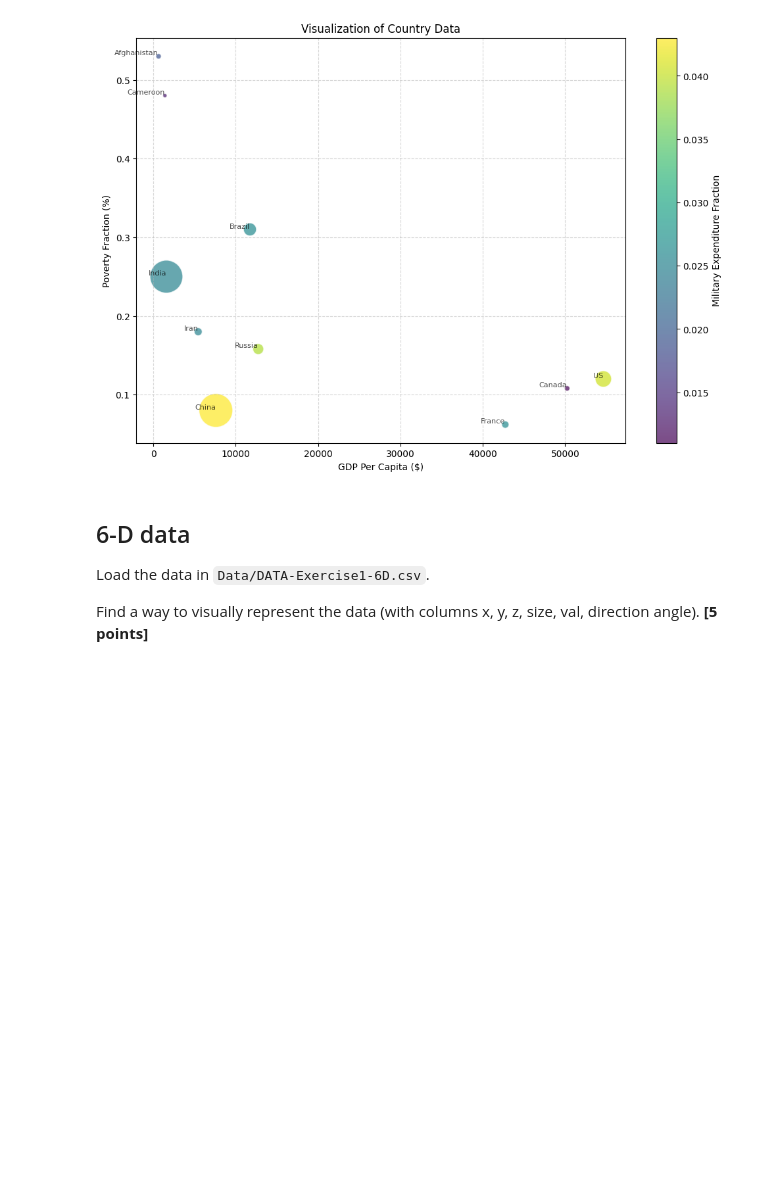
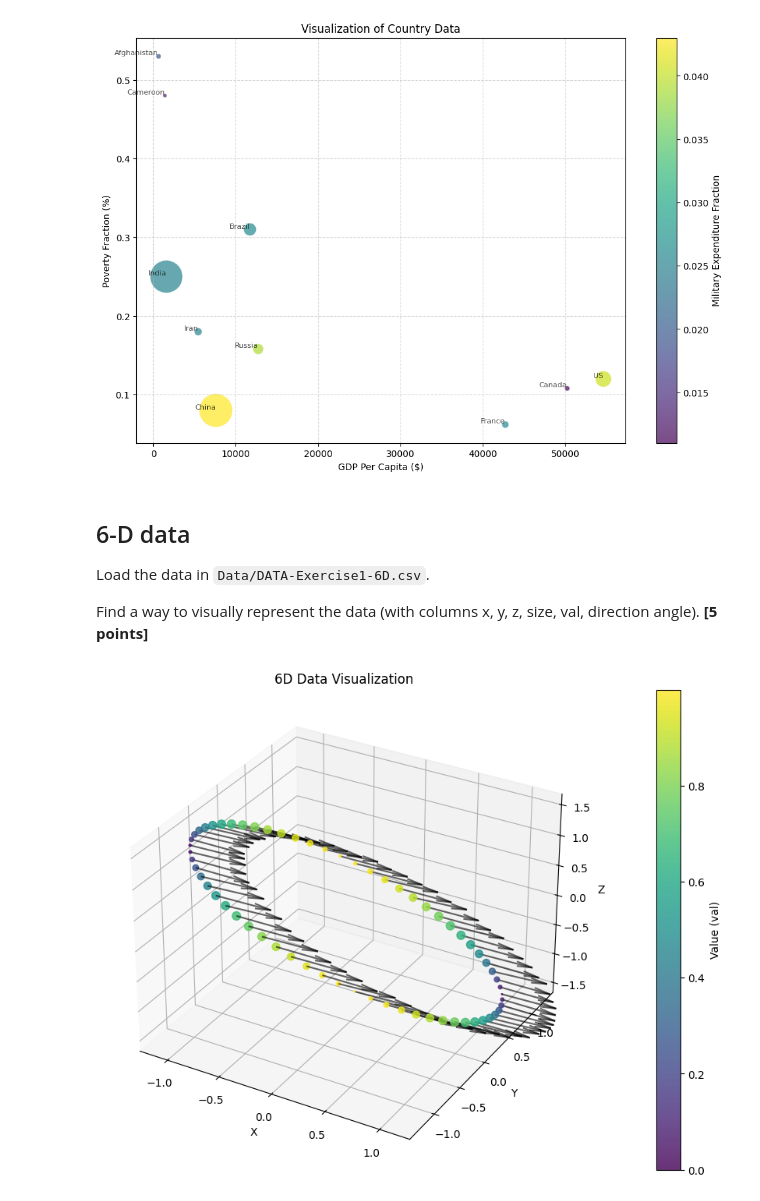
Before and after one commit to DAAP-Summer-2024/intro-to-data-structure-and-data-visualization-nilejara, a Jupyter notebook: assignment_1.ipynb, the cells around one changed output. Saved outputs shown, nothing was run; the diff lists cells and outputs as text; code cells hidden in the pictures; blank space fills up the shorter version.

```diff
--- a/assignment_1.ipynb
+++ b/assignment_1.ipynb
@@ -566,3 +566,57 @@ plt.show()
 Load the data in `Data/DATA-Exercise1-6D.csv`.
 
 Find a way to visually represent the data (with columns x, y, z, size, val, direction angle).  **[5 points]**
+# %%
+import pandas as pd
+import matplotlib.pyplot as plt
+from mpl_toolkits.mplot3d import Axes3D
+import numpy as np
+
+# Datei laden und Spaltennamen festlegen
+file_path = "Data/DATA-Exercise1-6D.csv"
+data = pd.read_csv(file_path, header=0, names=["x", "y", "z", "size", "val", "direction_angle"])
+
+# Sicherstellen, dass die Spalten 'size' und 'val' numerisch sind
+data["size"] = pd.to_numeric(data["size"], errors="coerce").fillna(0)
+data["val"] = pd.to_numeric(data["val"], errors="coerce").fillna(0)
+
+# 3D-Plot erstellen
+fig = plt.figure(figsize=(12, 8))
+ax = fig.add_subplot(111, projection='3d')
+
+# Punkte plotten
+scatter = ax.scatter(
+    data["x"],
+    data["y"],
+    data["z"],
+    s=(data["size"] * 60).clip(lower=1),  # Punktgröße skalieren und minimale Größe setzen
+    c=data["val"],                       # Farbe basierend auf 'val'
+    cmap="viridis",                      # Farbskala
+    alpha=0.8                            # Transparenz
+)
+
+# Pfeile für die Richtung (direction_angle) hinzufügen
+for i, row in data.iterrows():
+    dx = np.cos(np.radians(row["direction_angle"]))  # x-Komponente des Vektors
+    dy = np.sin(np.radians(row["direction_angle"]))  # y-Komponente des Vektors
+    dz = 0  # Keine Änderung in der z-Richtung
+    ax.quiver(
+        row["x"], row["y"], row["z"],
+        dx, dy, dz,
+        length=0.5, color="black", alpha=0.6
+    )
+
+# Farbskala hinzufügen
+cbar = fig.colorbar(scatter, ax=ax, pad=0.1)
+cbar.set_label("Value (val)")
+
+# Achsen beschriften und Titel hinzufügen
+ax.set_title("6D Data Visualization")
+ax.set_xlabel("X")
+ax.set_ylabel("Y")
+ax.set_zlabel("Z")
+
+# Diagramm anzeigen
+plt.show()
+# %% [output]
+[figure, added]
```
